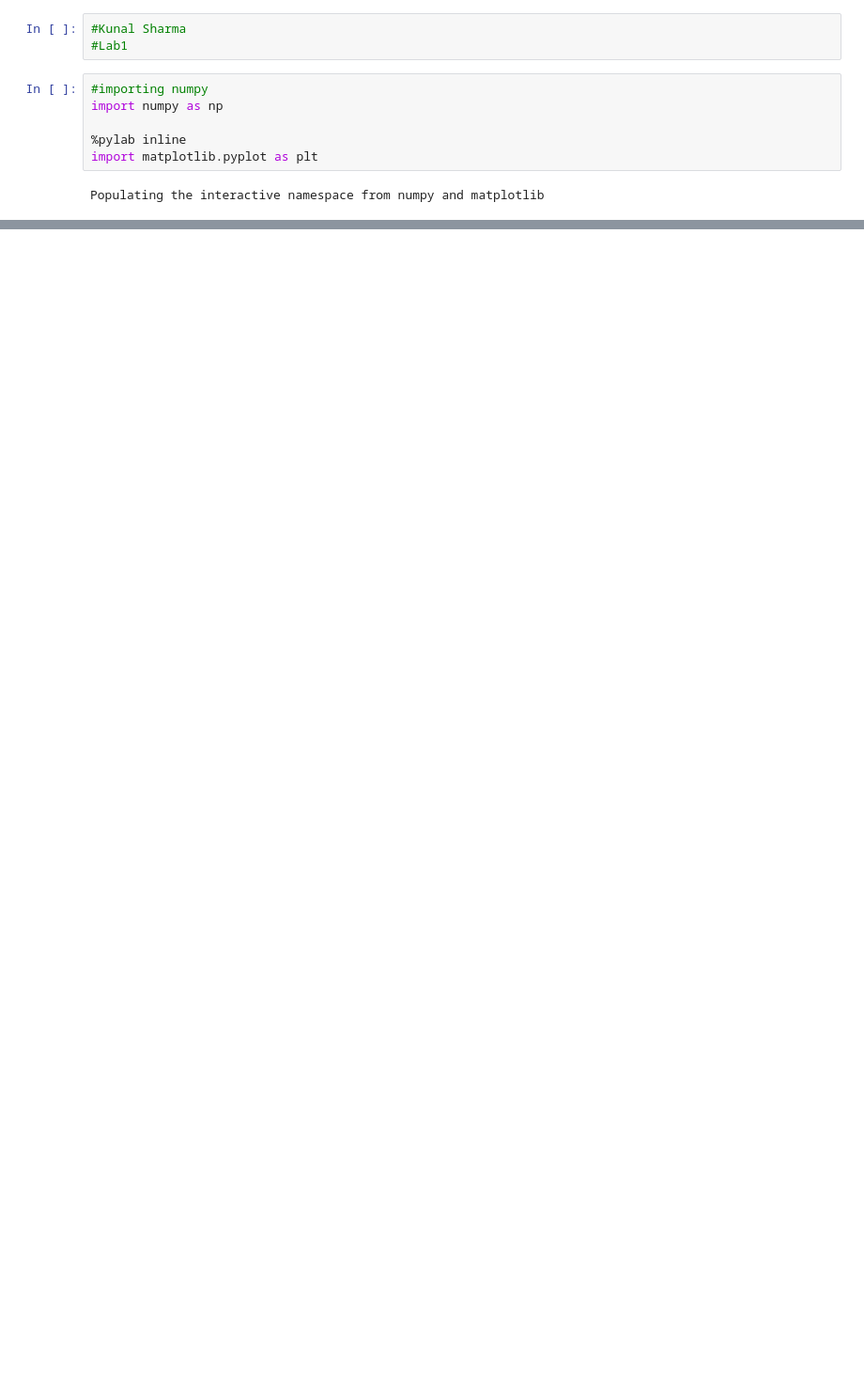
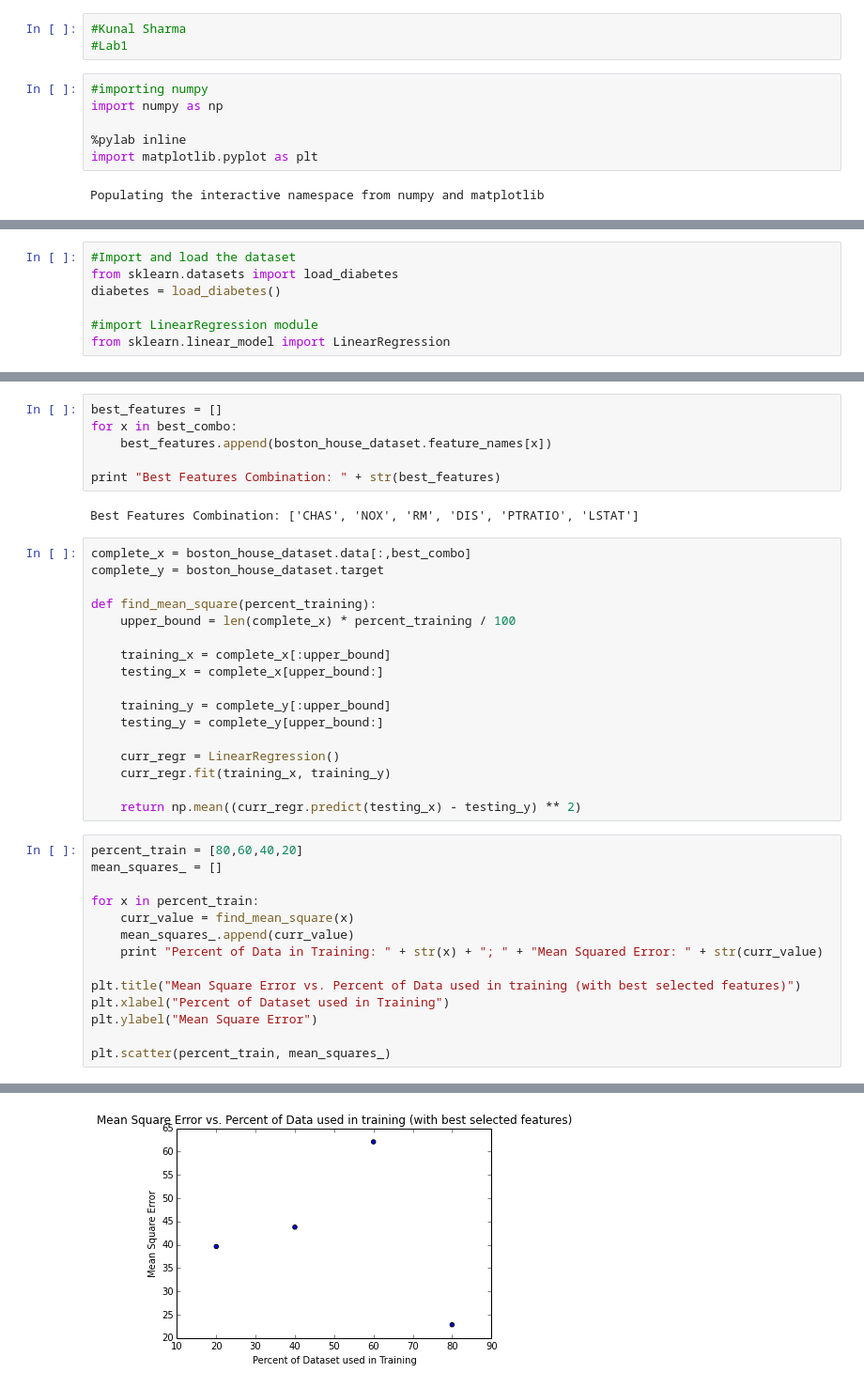
Before and after one commit to kunals1994/datascience-fall14, a Jupyter notebook: lab1/lab1_submssion.ipynb, the cells around one changed output, grey strips where cells are left out. Shown at 94% size. Saved outputs shown, nothing was run; the diff lists cells and outputs as text; blank space fills up the shorter version.

```diff
--- a/lab1/lab1_submssion.ipynb
+++ b/lab1/lab1_submssion.ipynb
@@ -17,0 +72,7 @@ ImportError: No module named sklearn.datasets
+# %%
+#Import and load the dataset
+from sklearn.datasets import load_diabetes
+diabetes = load_diabetes()
+
+#import LinearRegression module
+from sklearn.linear_model import LinearRegression
@@ -17,0 +280,40 @@ ImportError: No module named sklearn.datasets
+# %%
+best_features = []
+for x in best_combo:
+    best_features.append(boston_house_dataset.feature_names[x])
+
+print "Best Features Combination: " + str(best_features)
+# %% [output]
+Best Features Combination: ['CHAS', 'NOX', 'RM', 'DIS', 'PTRATIO', 'LSTAT']
+# %%
+complete_x = boston_house_dataset.data[:,best_combo]
+complete_y = boston_house_dataset.target
+
+def find_mean_square(percent_training):
+    upper_bound = len(complete_x) * percent_training / 100
+
+    training_x = complete_x[:upper_bound]
+    testing_x = complete_x[upper_bound:]
+
+    training_y = complete_y[:upper_bound]
+    testing_y = complete_y[upper_bound:]
+
+    curr_regr = LinearRegression()
+    curr_regr.fit(training_x, training_y)
+
+    return np.mean((curr_regr.predict(testing_x) - testing_y) ** 2)
+# %%
+percent_train = [80,60,40,20]
+mean_squares_ = []
+
+for x in percent_train:
+    curr_value = find_mean_square(x)
+    mean_squares_.append(curr_value)
+    print "Percent of Data in Training: " + str(x) + "; " + "Mean Squared Error: " + str(curr_value)
+
+plt.title("Mean Square Error vs. Percent of Data used in training (with best selected features)")
+plt.xlabel("Percent of Dataset used in Training")
+plt.ylabel("Mean Square Error")
+
+plt.scatter(percent_train, mean_squares_)
+# %% [output]
@@ -17,0 +325 @@ ImportError: No module named sklearn.datasets
+[figure, added]
```
Also changed, not shown: parts of 39 cells of this notebook.
